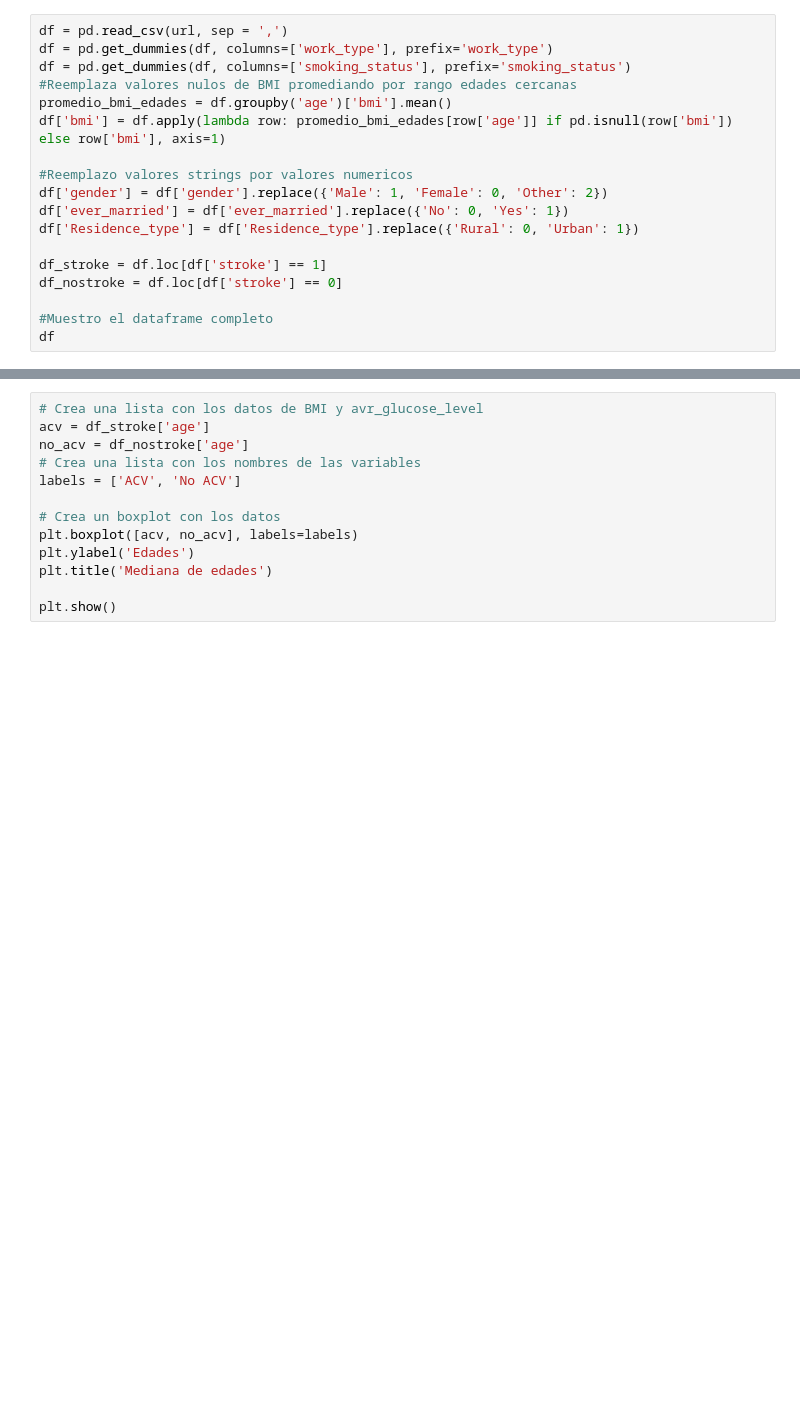
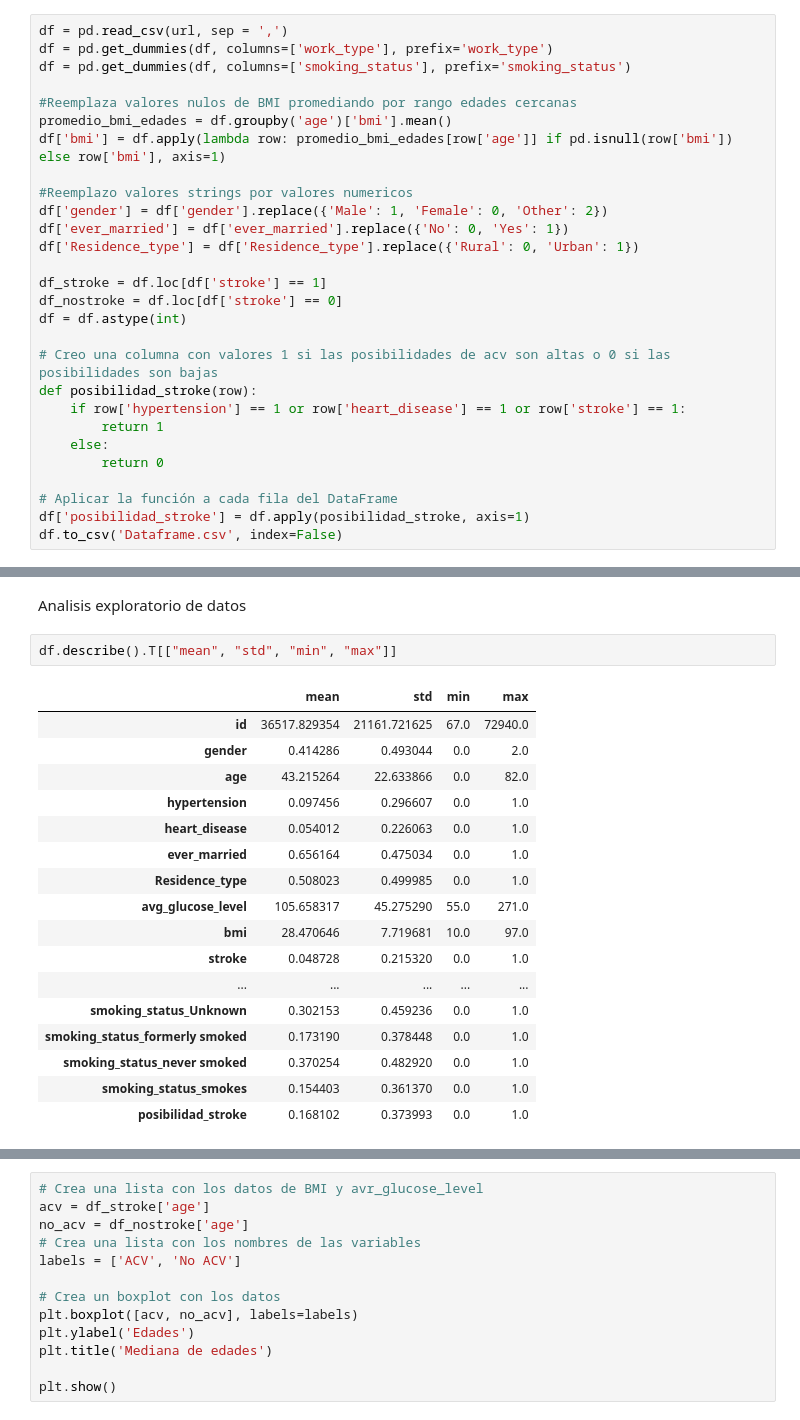
Before and after one commit to Lucassanc/Proyecto-Final-Data-Science, a Jupyter notebook: ACV.ipynb, the cells around one changed output, grey strips where cells are left out. Cells and saved outputs as stored; diff of their text form; blank space fills up the shorter version.

```diff
--- a/ACV.ipynb
+++ b/ACV.ipynb
@@ -17,6 +45,7 @@ url = 'E:\App Exes\VS Code\Proyecto Final Data\healthcare-dataset-stroke-data.cs
 df = pd.read_csv(url, sep = ',')
 df = pd.get_dummies(df, columns=['work_type'], prefix='work_type')
 df = pd.get_dummies(df, columns=['smoking_status'], prefix='smoking_status')
+
 #Reemplaza valores nulos de BMI promediando por rango edades cercanas
 promedio_bmi_edades = df.groupby('age')['bmi'].mean()
 df['bmi'] = df.apply(lambda row: promedio_bmi_edades[row['age']] if pd.isnull(row['bmi']) else row['bmi'], axis=1)
@@ -28,6 +57,15 @@ df['Residence_type'] = df['Residence_type'].replace({'Rural': 0, 'Urban': 1})
 
 df_stroke = df.loc[df['stroke'] == 1]
 df_nostroke = df.loc[df['stroke'] == 0]
+df = df.astype(int)
 
-#Muestro el dataframe completo
-df
+# Creo una columna con valores 1 si las posibilidades de acv son altas o 0 si las posibilidades son bajas
+def posibilidad_stroke(row):
+    if row['hypertension'] == 1 or row['heart_disease'] == 1 or row['stroke'] == 1:
+        return 1
+    else:
+        return 0
+
+# Aplicar la función a cada fila del DataFrame
+df['posibilidad_stroke'] = df.apply(posibilidad_stroke, axis=1)
+df.to_csv('Dataframe.csv', index=False)
@@ -59,0 +110,22 @@ mostrar_imagen(ruta_imagen)
+# %% [markdown]
+Analisis exploratorio de datos
+# %%
+df.describe().T[["mean", "std", "min", "max"]]
+# %% [output]
+|  | mean | std | min | max |
+| id | 36517.829354 | 21161.721625 | 67.0 | 72940.0 |
+| gender | 0.414286 | 0.493044 | 0.0 | 2.0 |
+| age | 43.215264 | 22.633866 | 0.0 | 82.0 |
+| hypertension | 0.097456 | 0.296607 | 0.0 | 1.0 |
+| heart_disease | 0.054012 | 0.226063 | 0.0 | 1.0 |
+| ever_married | 0.656164 | 0.475034 | 0.0 | 1.0 |
+| Residence_type | 0.508023 | 0.499985 | 0.0 | 1.0 |
+| avg_glucose_level | 105.658317 | 45.275290 | 55.0 | 271.0 |
+| bmi | 28.470646 | 7.719681 | 10.0 | 97.0 |
+| stroke | 0.048728 | 0.215320 | 0.0 | 1.0 |
+| ... | ... | ... | ... | ... |
+| smoking_status_Unknown | 0.302153 | 0.459236 | 0.0 | 1.0 |
+| smoking_status_formerly smoked | 0.173190 | 0.378448 | 0.0 | 1.0 |
+| smoking_status_never smoked | 0.370254 | 0.482920 | 0.0 | 1.0 |
+| smoking_status_smokes | 0.154403 | 0.361370 | 0.0 | 1.0 |
+| posibilidad_stroke | 0.168102 | 0.373993 | 0.0 | 1.0 |
```
Also changed, not shown: parts of 31 cells of this notebook, 13 other files.
